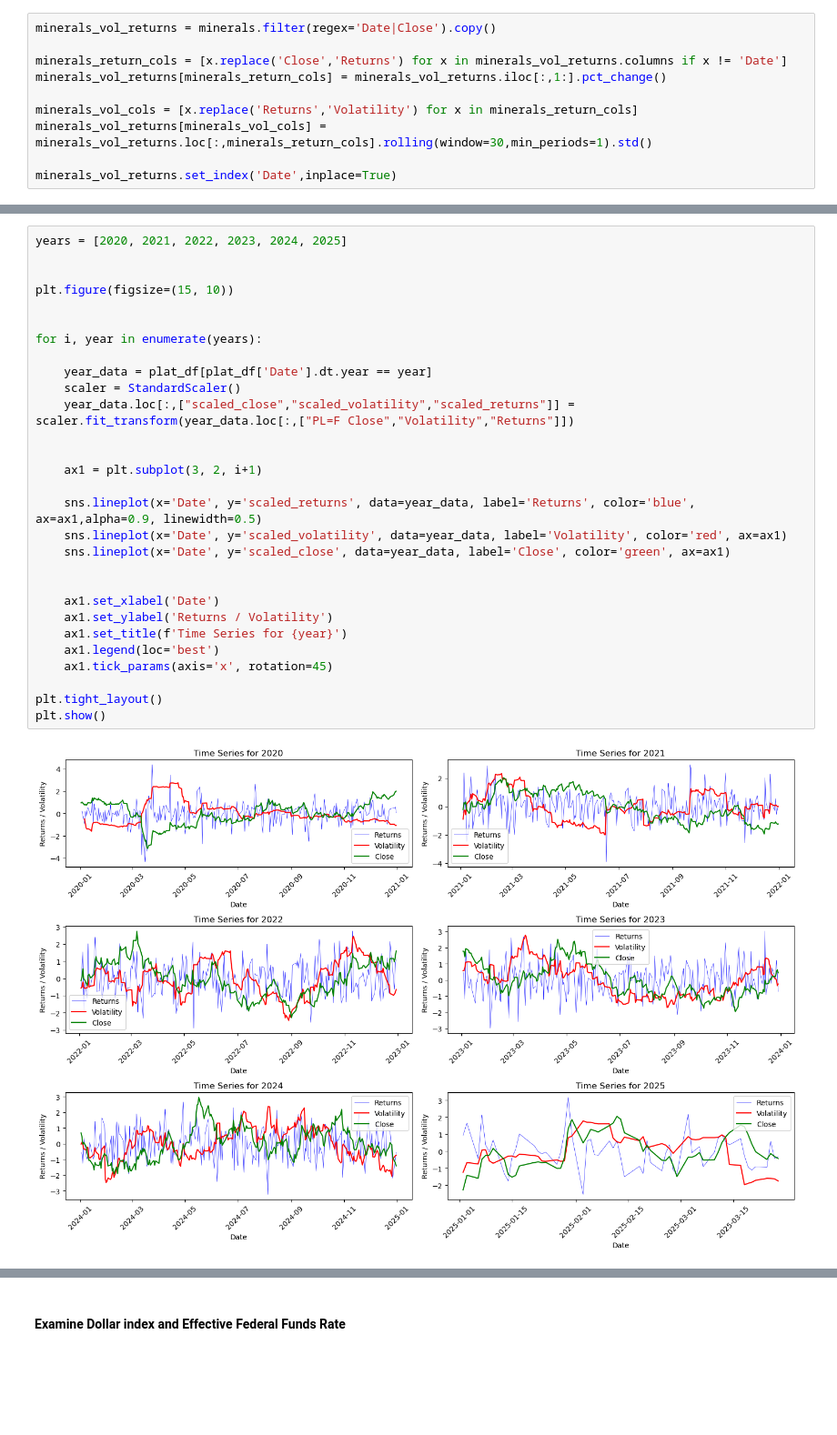
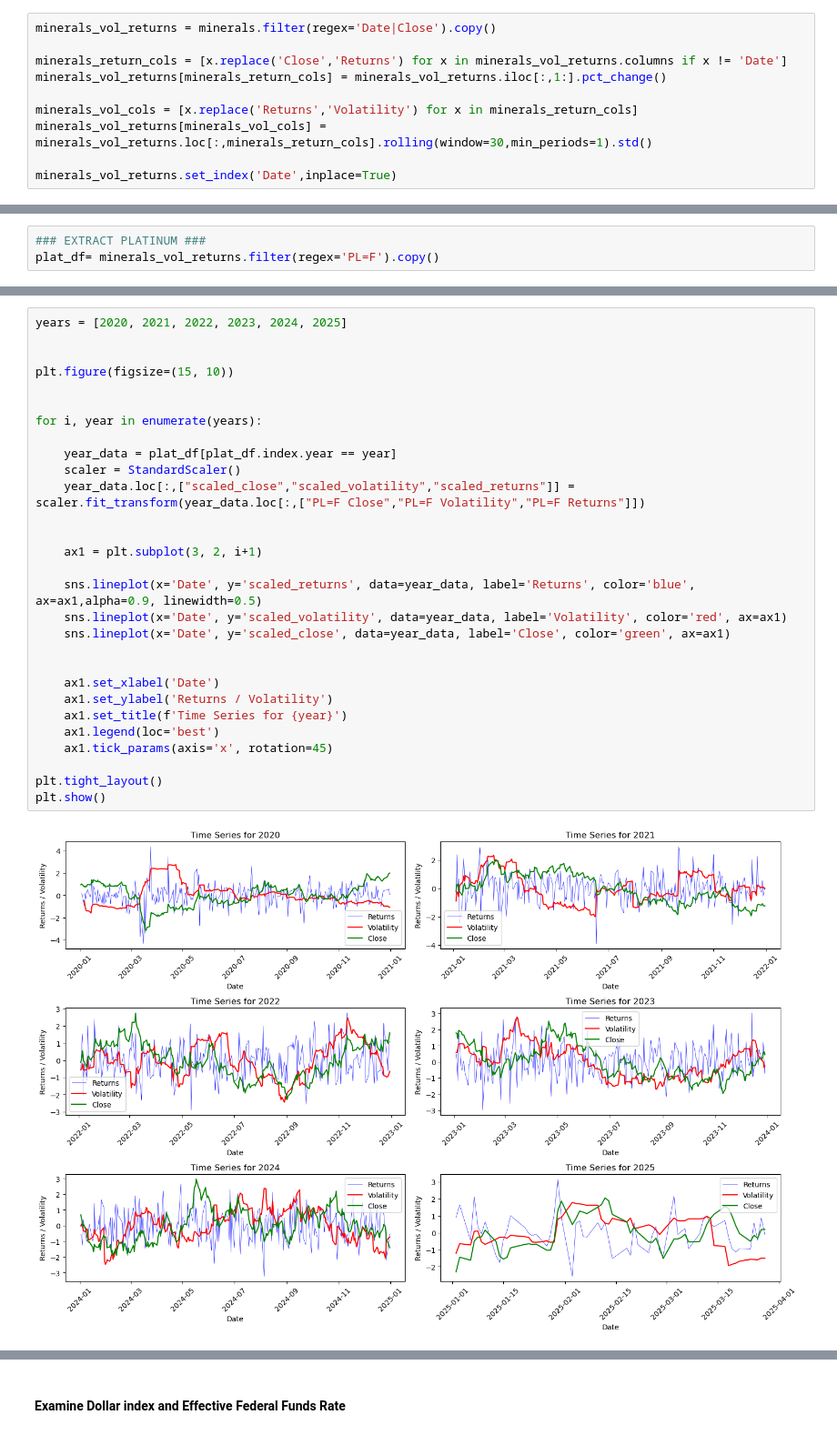
Before and after one commit to GeronimoBWalker/commodity, a Jupyter notebook: feature_engineering.ipynb, the cells around one changed output, grey strips where cells are left out. Shown at 91% size. Saved outputs shown, nothing was run; the diff lists cells and outputs as text; blank space fills up the shorter version.

Commit message:
volume volatility

```diff
--- a/feature_engineering.ipynb
+++ b/feature_engineering.ipynb
@@ -150,2 +158,5 @@ plat_df = platinum_data.copy()
+# %%
+### EXTRACT PLATINUM ###
+plat_df= minerals_vol_returns.filter(regex='PL=F').copy()
 # %%
 plt.figure(figsize=(12,5))
@@ -167,34 +179,34 @@ plt.show()
 # %%
 years = [2020, 2021, 2022, 2023, 2024, 2025]
 
 
 plt.figure(figsize=(15, 10))
 
 
 for i, year in enumerate(years):
 
-    year_data = plat_df[plat_df['Date'].dt.year == year]
+    year_data = plat_df[plat_df.index.year == year]
     scaler = StandardScaler()
-    year_data.loc[:,["scaled_close","scaled_volatility","scaled_returns"]] = scaler.fit_transform(year_data.loc[:,["PL=F Close","Volatility","Returns"]])
+    year_data.loc[:,["scaled_close","scaled_volatility","scaled_returns"]] = scaler.fit_transform(year_data.loc[:,["PL=F Close","PL=F Volatility","PL=F Returns"]])
 
 
     ax1 = plt.subplot(3, 2, i+1)
 
     sns.lineplot(x='Date', y='scaled_returns', data=year_data, label='Returns', color='blue', ax=ax1,alpha=0.9, linewidth=0.5)
     sns.lineplot(x='Date', y='scaled_volatility', data=year_data, label='Volatility', color='red', ax=ax1)
     sns.lineplot(x='Date', y='scaled_close', data=year_data, label='Close', color='green', ax=ax1)
 
 
     ax1.set_xlabel('Date')
     ax1.set_ylabel('Returns / Volatility')
     ax1.set_title(f'Time Series for {year}')
     ax1.legend(loc='best')
     ax1.tick_params(axis='x', rotation=45)
 
 plt.tight_layout()
 plt.show()
 # %% [output]
-[figure, old version]
+[figure, new version]
 # %%
 # Create a figure with subplots (2 rows, 1 column)
 plt.figure(figsize=(15, 10))
```
Also changed, not shown: parts of 36 cells of this notebook.
